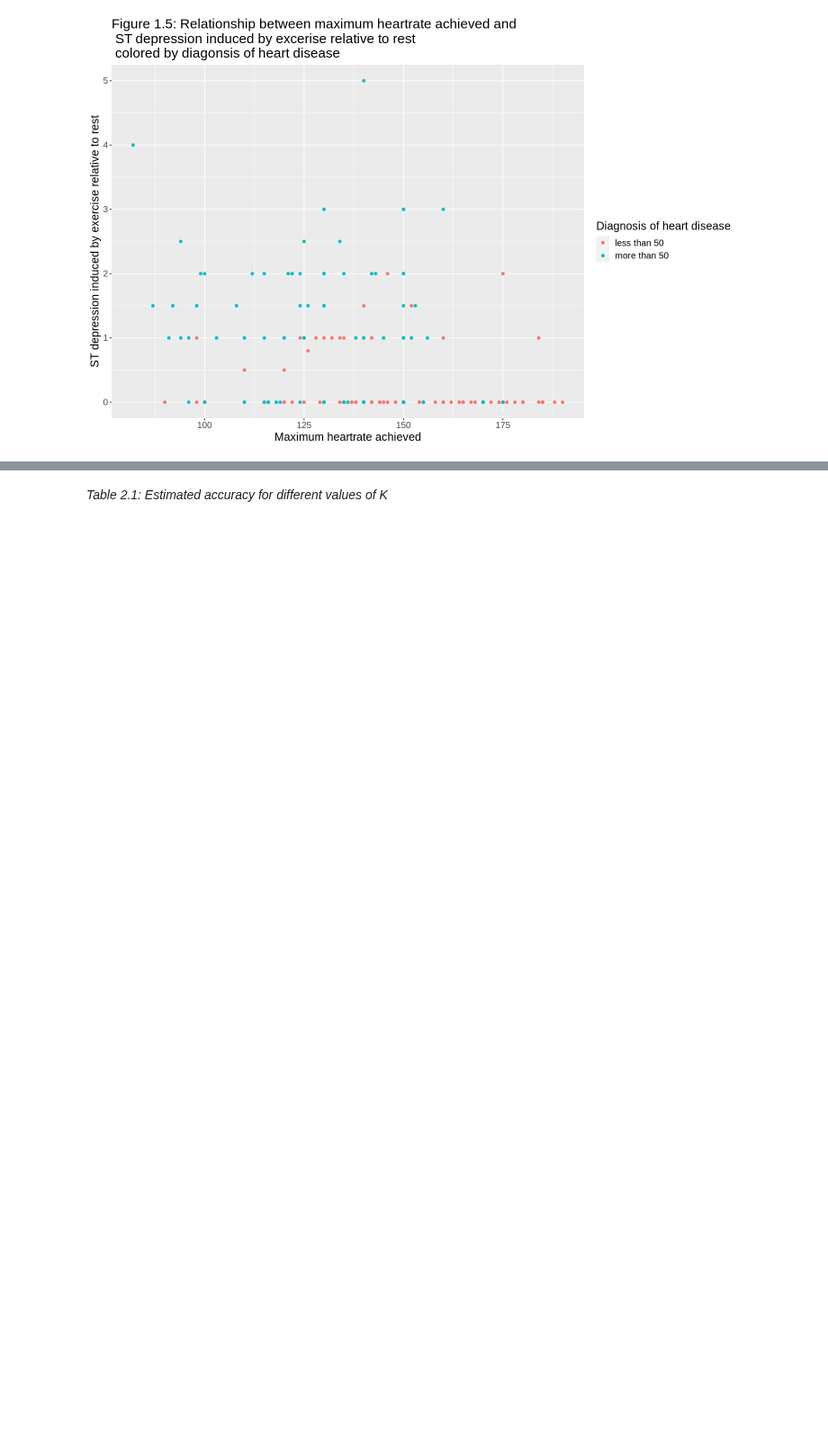
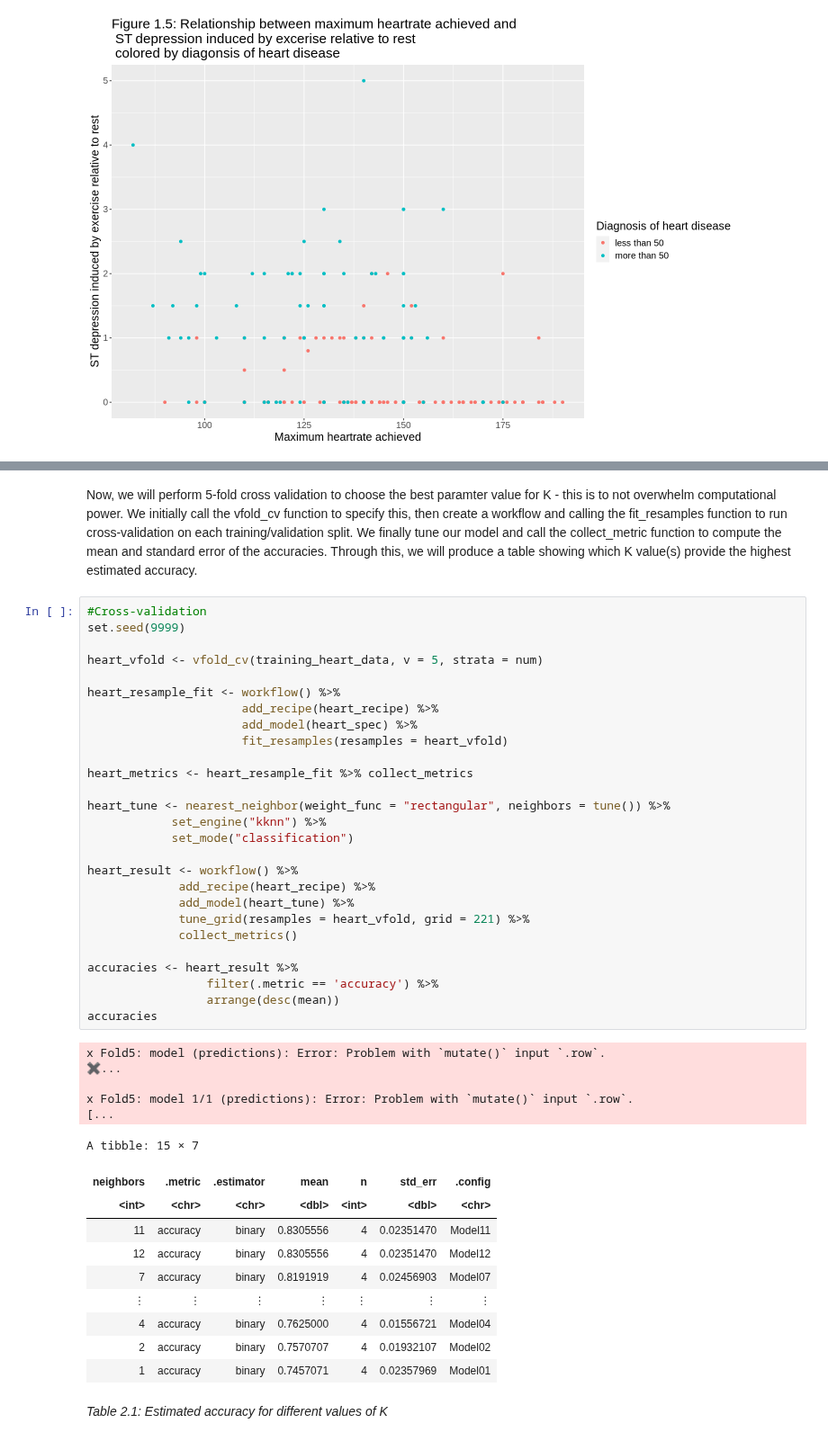
Before and after one commit to papercheesecake/DSCI100-group-project-18, a Jupyter notebook: group_report.ipynb, the cells around one changed output, grey strips where cells are left out. Shown at 90% size. Cells and saved outputs as stored; diff of their text form; blank space fills up the shorter version.

```diff
--- a/group_report.ipynb
+++ b/group_report.ipynb
@@ -595,2 +632,47 @@ A tibble: 15 × 7
+# %% [markdown]
+Now, we will perform 5-fold cross validation to choose the best paramter value for K - this is to not overwhelm computational power. We initially call the vfold_cv function to specify this, then create a workflow and calling the fit_resamples function to run cross-validation on each training/validation split. We finally tune our model and call the collect_metric function to compute the mean and standard error of the accuracies. Through this, we will produce a table showing which K value(s) provide the highest estimated accuracy.
+# %%
+#Cross-validation
+set.seed(9999)
+
+heart_vfold <- vfold_cv(training_heart_data, v = 5, strata = num)
+
+heart_resample_fit <- workflow() %>%
+                      add_recipe(heart_recipe) %>%
+                      add_model(heart_spec) %>%
+                      fit_resamples(resamples = heart_vfold)
+
+heart_metrics <- heart_resample_fit %>% collect_metrics
+
+heart_tune <- nearest_neighbor(weight_func = "rectangular", neighbors = tune()) %>%
+            set_engine("kknn") %>%
+            set_mode("classification")
+
+heart_result <- workflow() %>%
+             add_recipe(heart_recipe) %>%
+             add_model(heart_tune) %>%
+             tune_grid(resamples = heart_vfold, grid = 221) %>%
+             collect_metrics()
+
+accuracies <- heart_result %>%
+                 filter(.metric == 'accuracy') %>%
+                 arrange(desc(mean))
+accuracies
+# %% [output]
+x Fold5: model (predictions): Error: Problem with `mutate()` input `.row`.
+✖...
+
+x Fold5: model 1/1 (predictions): Error: Problem with `mutate()` input `.row`.
+[...
+A tibble: 15 × 7
+| neighbors | .metric | .estimator | mean | n | std_err | .config |
+| <int> | <chr> | <chr> | <dbl> | <int> | <dbl> | <chr> |
+| 11 | accuracy | binary | 0.8305556 | 4 | 0.02351470 | Model11 |
+| 12 | accuracy | binary | 0.8305556 | 4 | 0.02351470 | Model12 |
+| 7 | accuracy | binary | 0.8191919 | 4 | 0.02456903 | Model07 |
+| ⋮ | ⋮ | ⋮ | ⋮ | ⋮ | ⋮ | ⋮ |
+| 4 | accuracy | binary | 0.7625000 | 4 | 0.01556721 | Model04 |
+| 2 | accuracy | binary | 0.7570707 | 4 | 0.01932107 | Model02 |
+| 1 | accuracy | binary | 0.7457071 | 4 | 0.02357969 | Model01 |
 # %% [markdown]
 *Table 2.1: Estimated accuracy for different values of K*
```
Also changed, not shown: parts of 37 cells of this notebook.
